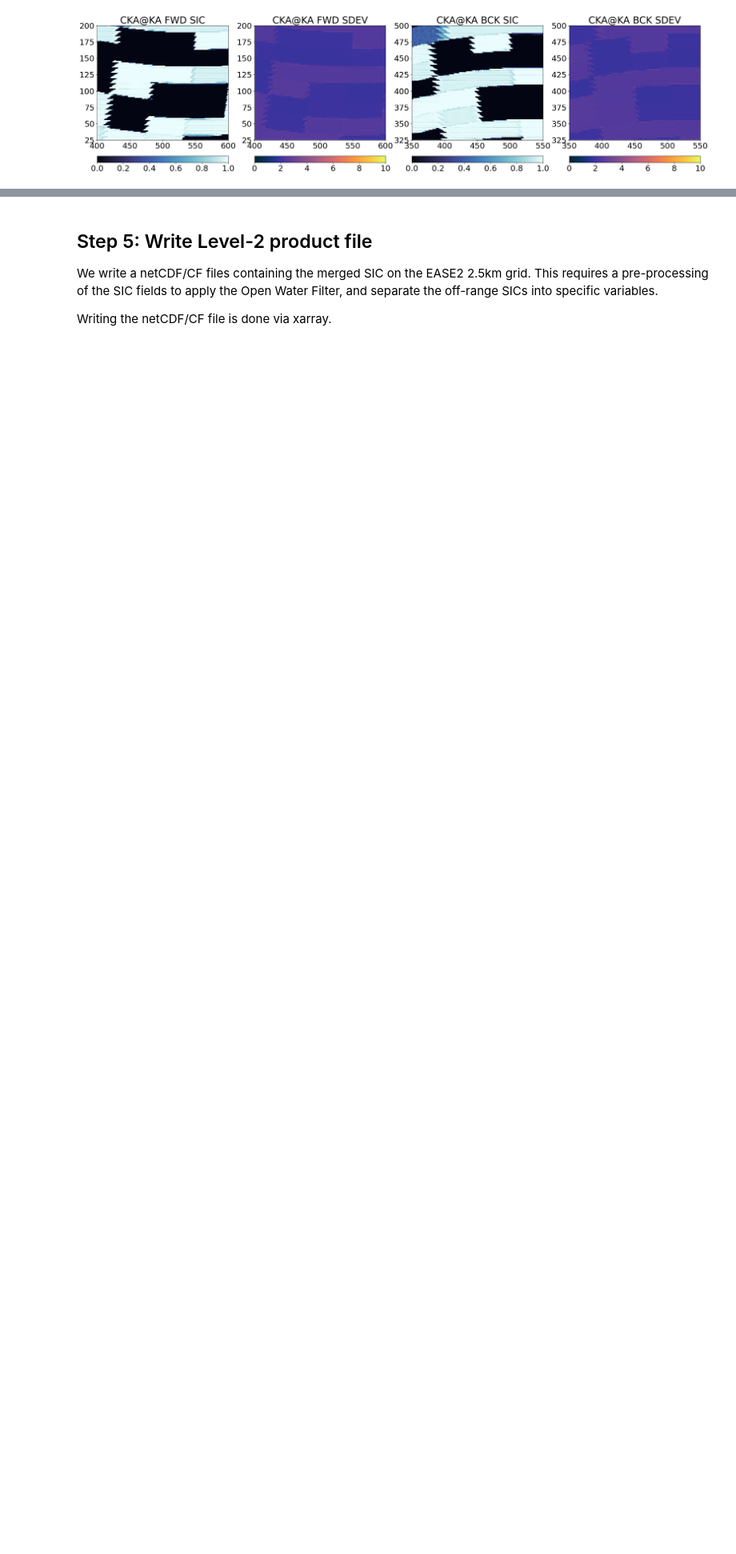
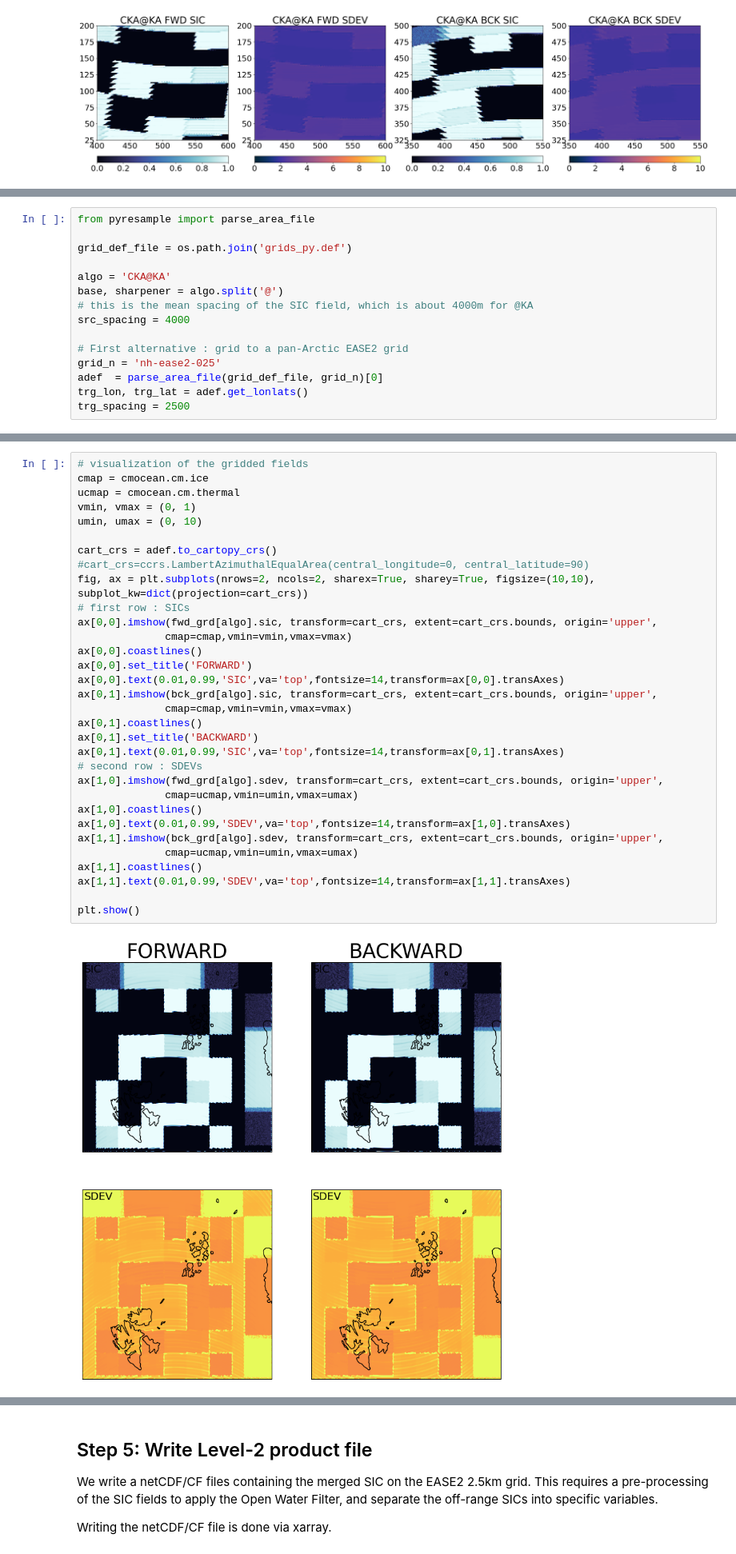
Before and after one commit to CIMR-Algos/SeaIceConcentration_ATBD_v2, a Jupyter notebook: algorithm/CIMR L2 Sea Ice Concentration algorithm.ipynb, the cells around one changed output, grey strips where cells are left out. Shown at 80% size. Drawn from its saved outputs; the diff is of its cells as text; blank space fills up the shorter version.

Commit message:
Add regridding directly to the TestCard area

```diff
--- a/algorithm/CIMR L2 Sea Ice Concentration algorithm.ipynb
+++ b/algorithm/CIMR L2 Sea Ice Concentration algorithm.ipynb
@@ -495,0 +376,15 @@ plt.show()
+# %%
+from pyresample import parse_area_file
+
+grid_def_file = os.path.join('grids_py.def')
+
+algo = 'CKA@KA'
+base, sharpener = algo.split('@')
+# this is the mean spacing of the SIC field, which is about 4000m for @KA
+src_spacing = 4000
+
+# First alternative : grid to a pan-Arctic EASE2 grid
+grid_n = 'nh-ease2-025'
+adef  = parse_area_file(grid_def_file, grid_n)[0]
+trg_lon, trg_lat = adef.get_lonlats()
+trg_spacing = 2500
@@ -495,0 +490,34 @@ plt.show()
+# %%
+# visualization of the gridded fields
+cmap = cmocean.cm.ice
+ucmap = cmocean.cm.thermal
+vmin, vmax = (0, 1)
+umin, umax = (0, 10)
+
+cart_crs = adef.to_cartopy_crs()
+#cart_crs=ccrs.LambertAzimuthalEqualArea(central_longitude=0, central_latitude=90)
+fig, ax = plt.subplots(nrows=2, ncols=2, sharex=True, sharey=True, figsize=(10,10), subplot_kw=dict(projection=cart_crs))
+# first row : SICs
+ax[0,0].imshow(fwd_grd[algo].sic, transform=cart_crs, extent=cart_crs.bounds, origin='upper',
+              cmap=cmap,vmin=vmin,vmax=vmax)
+ax[0,0].coastlines()
+ax[0,0].set_title('FORWARD')
+ax[0,0].text(0.01,0.99,'SIC',va='top',fontsize=14,transform=ax[0,0].transAxes)
+ax[0,1].imshow(bck_grd[algo].sic, transform=cart_crs, extent=cart_crs.bounds, origin='upper',
+              cmap=cmap,vmin=vmin,vmax=vmax)
+ax[0,1].coastlines()
+ax[0,1].set_title('BACKWARD')
+ax[0,1].text(0.01,0.99,'SIC',va='top',fontsize=14,transform=ax[0,1].transAxes)
+# second row : SDEVs
+ax[1,0].imshow(fwd_grd[algo].sdev, transform=cart_crs, extent=cart_crs.bounds, origin='upper',
+              cmap=ucmap,vmin=umin,vmax=umax)
+ax[1,0].coastlines()
+ax[1,0].text(0.01,0.99,'SDEV',va='top',fontsize=14,transform=ax[1,0].transAxes)
+ax[1,1].imshow(bck_grd[algo].sdev, transform=cart_crs, extent=cart_crs.bounds, origin='upper',
+              cmap=ucmap,vmin=umin,vmax=umax)
+ax[1,1].coastlines()
+ax[1,1].text(0.01,0.99,'SDEV',va='top',fontsize=14,transform=ax[1,1].transAxes)
+
+plt.show()
+# %% [output]
+[figure, added]
```
Also changed, not shown: parts of 21 cells of this notebook.
